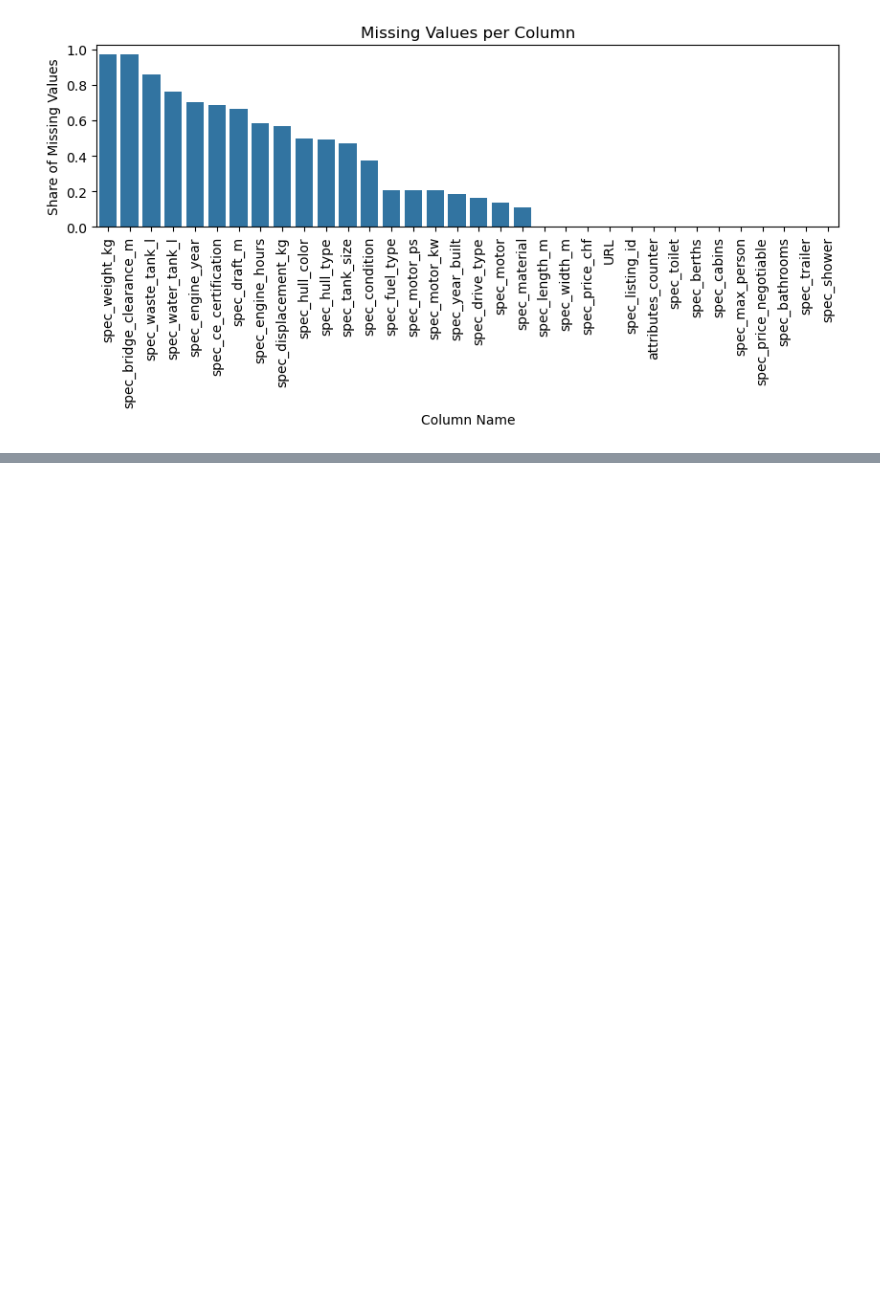
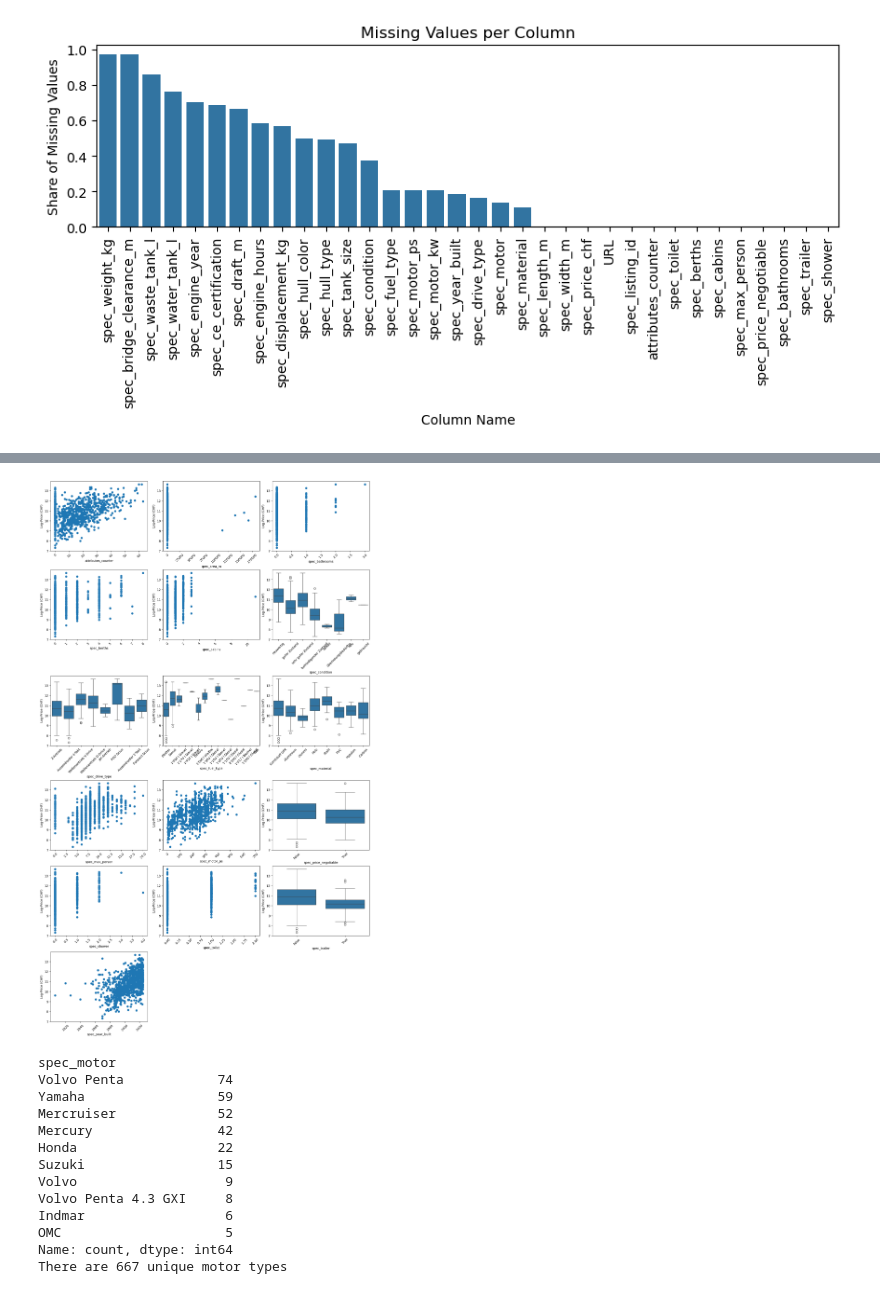
Before and after one commit to ledostxx/boat-valuation, a Jupyter notebook: new_structure/hedonic_model.ipynb, the cells around one changed output, grey strips where cells are left out. Saved outputs shown, nothing was run; the diff lists cells and outputs as text; code cells hidden in the pictures; blank space fills up the shorter version.

```diff
--- a/new_structure/hedonic_model.ipynb
+++ b/new_structure/hedonic_model.ipynb
@@ -403,0 +163,52 @@ Now we want to look at a model that also takes motortypes into consideration aga
+# %%
+# create new variable area
+df_area = df_new.drop(columns=['spec_motor_kw'])
+df_area.loc[:,'spec_area_m'] = df_area['spec_width_m'] * df_area['spec_length_m']
+
+# Select categorical variables (excluding ID and URL)
+cat_cols = df_area.select_dtypes(include=['string', 'object', 'bool']).columns.difference(['spec_listing_id', 'URL'])
+
+# Set up the plot grid
+n_plots = len(cat_cols) + len(num_cols)
+fig, axes = plt.subplots(nrows=(n_plots // 3) + 1, ncols=3, figsize=(15, n_plots * 1.5), constrained_layout=True)
+
+# Flatten axes array for easier iteration
+axes = axes.flatten()
+
+# Create boxplots for each categorical variable
+for i, col in enumerate(df_area.columns.difference(['spec_listing_id', 'URL', 'spec_motor', 'spec_price_chf', 'log_spec_price_chf', 'spec_length_m', 'spec_width_m'])):
+
+    if df_area[col].dtype in ['string', 'object', 'bool']:
+        sns.boxplot(data=df_area, x=col, y="log_spec_price_chf", ax=axes[i])
+    elif df_area[col].dtype in ['int64', 'float64']:
+        axes[i].scatter(df_area[col], df_area["log_spec_price_chf"])
+    axes[i].set_xlabel(col)
+    axes[i].set_ylabel("Log-Price (CHF)")
+    axes[i].tick_params(axis='x', rotation=45)
+
+
+# Remove unused subplots (if any)
+for j in range(i + 1, len(axes)):
+    fig.delaxes(axes[j])
+plt.plot()
+plt.show()
+
+# Check amount of motor types
+motor_types = df_area['spec_motor'].value_counts()
+print(motor_types.head(10)) # show top 10 motor types
+print(f'There are {len(motor_types)} unique motor types')
+# %% [output]
+[figure, added]
+spec_motor
+Volvo Penta            74
+Yamaha                 59
+Mercruiser             52
+Mercury                42
+Honda                  22
+Suzuki                 15
+Volvo                   9
+Volvo Penta 4.3 GXI     8
+Indmar                  6
+OMC                     5
+Name: count, dtype: int64
+There are 667 unique motor types
```
Also changed, not shown: parts of 39 cells of this notebook.
